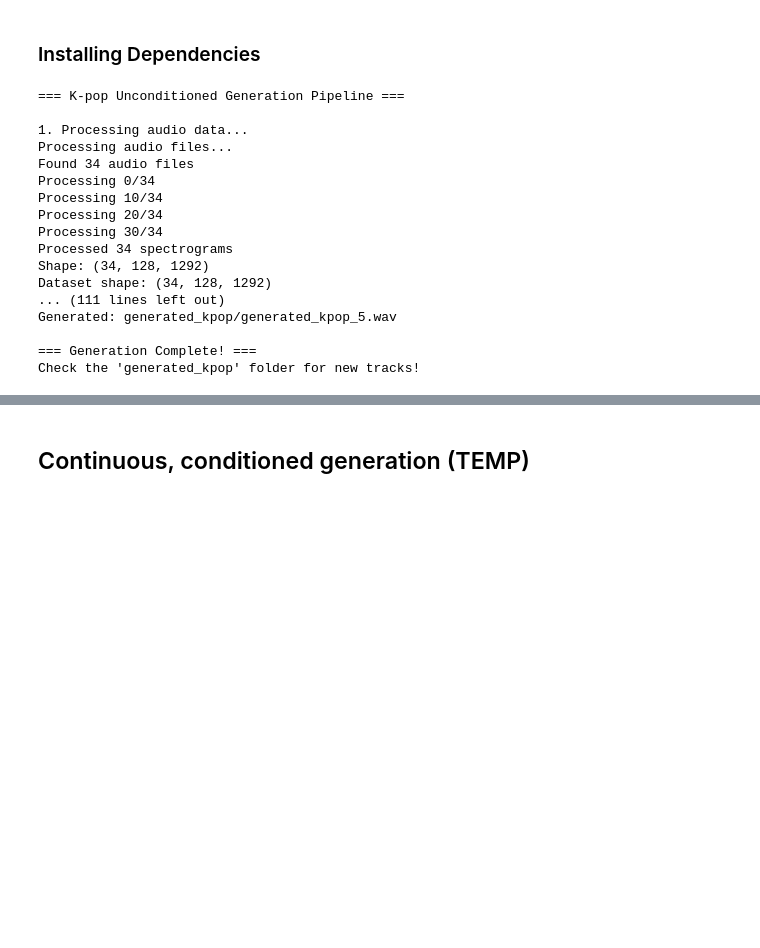
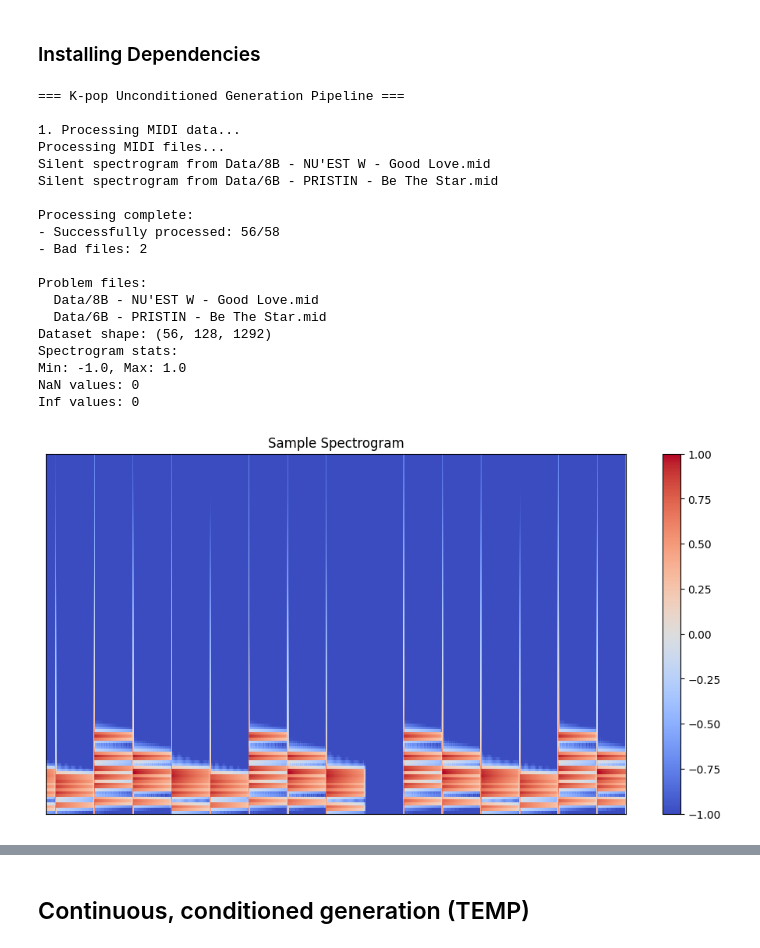
Before and after one commit to Tofulati/k-dubstop, a Jupyter notebook: notebook.ipynb, the cells around one changed output, grey strips where cells are left out. Saved outputs shown, nothing was run; the diff lists cells and outputs as text; code cells hidden in the pictures; blank space fills up the shorter version.

Commit message:
updated notebook, change epochs

```diff
--- a/notebook.ipynb
+++ b/notebook.ipynb
@@ -260,8 +397,8 @@ class AudioSynthesizer:
 
         return audio
 
-    def generate_audio(self, model, num_samples=5, output_dir="generated_kpop"):
-        """Generate new K-pop audio samples"""
+    def generate_audio(self, model, num_samples=5, output_dir="generated_songs"):
+        """Generate new Song audio samples"""
         device = torch.device('cuda' if torch.cuda.is_available() else 'cpu')
         model.eval()
 
@@ -280,7 +417,7 @@ class AudioSynthesizer:
                 audio = self.melspec_to_audio(generated_spec)
 
                 # Save audio
-                output_path = os.path.join(output_dir, f"generated_kpop_{i+1}.wav")
+                output_path = os.path.join(output_dir, f"generated_song_{i+1}.wav")
                 sf.write(output_path, audio, self.sr)
 
                 # Save spectrogram visualization
@@ -288,7 +425,7 @@ class AudioSynthesizer:
                 librosa.display.specshow(generated_spec, sr=self.sr,
                                        hop_length=self.hop_length, x_axis='time', y_axis='mel')
                 plt.colorbar(format='%+2.0f dB')
-                plt.title(f'Generated K-pop Melspectrogram {i+1}')
+                plt.title(f'Generated Melspectrogram {i+1}')
                 plt.tight_layout()
                 plt.savefig(os.path.join(output_dir, f"spectrogram_{i+1}.png"))
                 plt.close()
@@ -298,63 +438,83 @@ class AudioSynthesizer:
 # ===== STEP 6: MAIN EXECUTION =====
 print("=== K-pop Unconditioned Generation Pipeline ===")
 
-# Step 1: Process audio data
-print("\n1. Processing audio data...")
-processor = AudioDataProcessor()
+# Step 1: Process MIDI data
+print("\n1. Processing MIDI data...")
+processor = MidiDataProcessor()
 
-# Check if processed data exists``
+# Check if processed data exists
 if os.path.exists("processed_spectrograms.pkl"):
     print("Loading existing processed data...")
     with open("processed_spectrograms.pkl", 'rb') as f:
         spectrograms = pickle.load(f)
 else:
-    print("Processing audio files...")
+    print("Processing MIDI files...")
     spectrograms = processor.process_dataset()
 
 print(f"Dataset shape: {spectrograms.shape}")
 
+# After loading/processing spectrograms, add this check:
+print("Spectrogram stats:")
+print(f"Min: {spectrograms.min()}, Max: {spectrograms.max()}")
+print(f"NaN values: {np.isnan(spectrograms).sum()}")
+print(f"Inf values: {np.isinf(spectrograms).sum()}")
+
+# Add this after processing
+plt.figure(figsize=(12, 6))
+librosa.display.specshow(spectrograms[0], sr=22050, hop_length=512)
+plt.colorbar()
+plt.title('Sample Spectrogram')
+plt.show()
+
 # Step 2: Create dataset and dataloader
 print("\n2. Creating dataset...")
 dataset = SpectrogramDataset(spectrograms)
+print(len(dataset), "samples in dataset")
 dataloader = DataLoader(dataset, batch_size=8, shuffle=True)
 
 # Step 3: Initialize and train model
 print("\n3. Training VAE model...")
 input_shape = spectrograms.shape[1:]  # (n_mels, time_steps)
-model = SpectrogramVAE(input_shape=input_shape, latent_dim=256)
+model = SpectrogramVAE(
+    input_shape=(128, 1292),
+    latent_dim=128  # Reduced from 256
+)
 
 # Train model (or load existing)
 model_path = "trained_vae_model.pth"
 if os.path.exists(model_path):
     print("Loading existing model...")
     model.load_state_dict(torch.load(model_path))
 else:
     print("Training new model...")
-    train_vae(model, dataloader, epochs=100)
+    train_vae(model, dataloader, epochs=200)
     torch.save(model.state_dict(), model_path)
 
 # Step 4: Generate new music
-print("\n4. Generating new K-pop tracks...")
+print("\n4. Generating new Song tracks...")
 synthesizer = AudioSynthesizer()
 synthesizer.generate_audio(model, num_samples=5)
 
 print("\n=== Generation Complete! ===")
-print("Check the 'generated_kpop' folder for new tracks!")
+print("Check the 'generated_songs' folder for new tracks!")
 # %% [output]
 === K-pop Unconditioned Generation Pipeline ===
 
-1. Processing audio data...
-Processing audio files...
-Found 34 audio files
-Processing 0/34
-Processing 10/34
-Processing 20/34
-Processing 30/34
-Processed 34 spectrograms
-Shape: (34, 128, 1292)
-Dataset shape: (34, 128, 1292)
-... (111 lines left out)
-Generated: generated_kpop/generated_kpop_5.wav
+1. Processing MIDI data...
+Processing MIDI files...
+Silent spectrogram from Data/8B - NU'EST W - Good Love.mid
+Silent spectrogram from Data/6B - PRISTIN - Be The Star.mid
 
-=== Generation Complete! ===
-Check the 'generated_kpop' folder for new tracks!
+Processing complete:
+- Successfully processed: 56/58
+- Bad files: 2
+
+Problem files:
+  Data/8B - NU'EST W - Good Love.mid
+  Data/6B - PRISTIN - Be The Star.mid
+Dataset shape: (56, 128, 1292)
+Spectrogram stats:
+Min: -1.0, Max: 1.0
+NaN values: 0
+Inf values: 0
+[figure, added]
```
Also changed, not shown: parts of 11 cells of this notebook.
